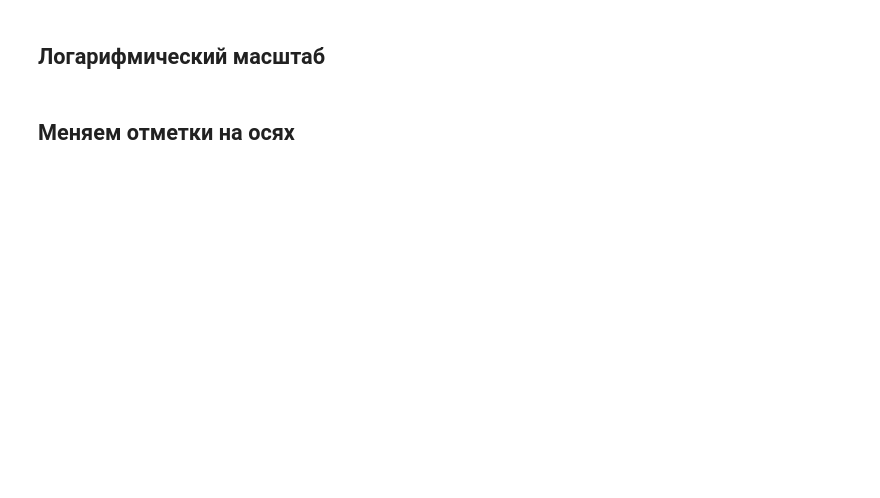
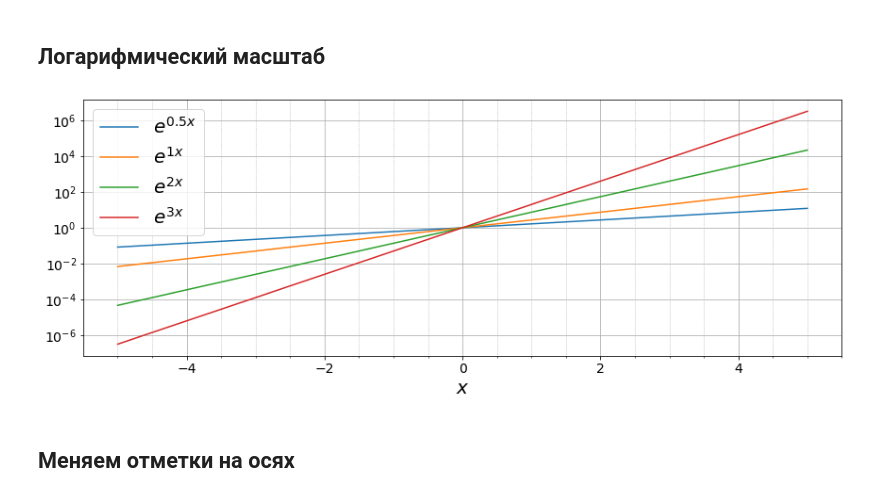
Before and after one commit to NSU-Programming/lectures2021, a Jupyter notebook: L8_matplotlib.ipynb, the cells around one changed output. Saved outputs shown, nothing was run; the diff lists cells and outputs as text; code cells hidden in the pictures; blank space fills up the shorter version.

```diff
--- a/L8_matplotlib.ipynb
+++ b/L8_matplotlib.ipynb
@@ -141,16 +155,18 @@ plt.tight_layout()
 # %%
 x = np.linspace(-5, 5, 250)
 plt.figure(figsize=figsize)
 for coef in [0.5, 1, 2, 3]:
     plt.plot(x, np.exp(coef*x), label=fr'$e^{{{coef}x}}$')
 plt.legend(fontsize=20)
 
 plt.xlabel(r'$x$', fontsize=20)
 plt.minorticks_on()  # включаем дополнительные отметки на осях
 plt.grid(which='major')                # включаем основную сетку
 plt.grid(which='minor', linestyle=':') # включаем дополнительную сетку
 plt.tight_layout();
-# plt.semilogy();
+plt.semilogy();
+# %% [output]
+[figure, added]
 # %% [markdown]
 ## Меняем отметки на осях
 # %%
```
Also changed, not shown: parts of 50 cells of this notebook, 4 other files.
